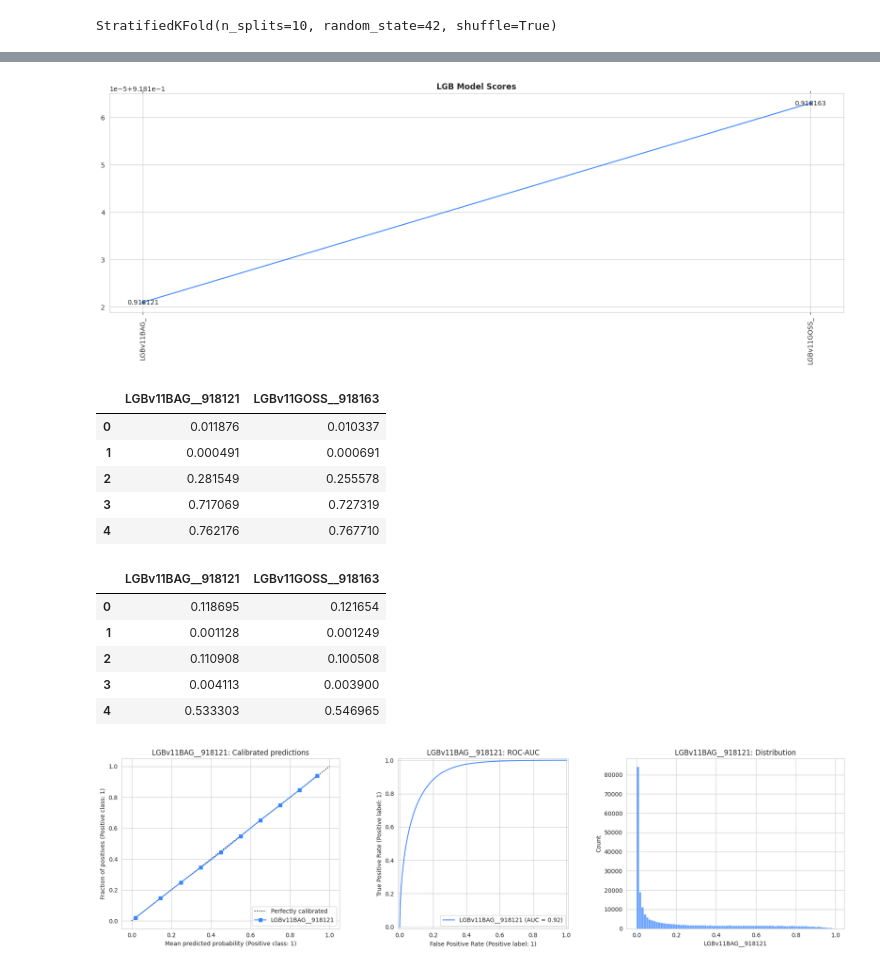
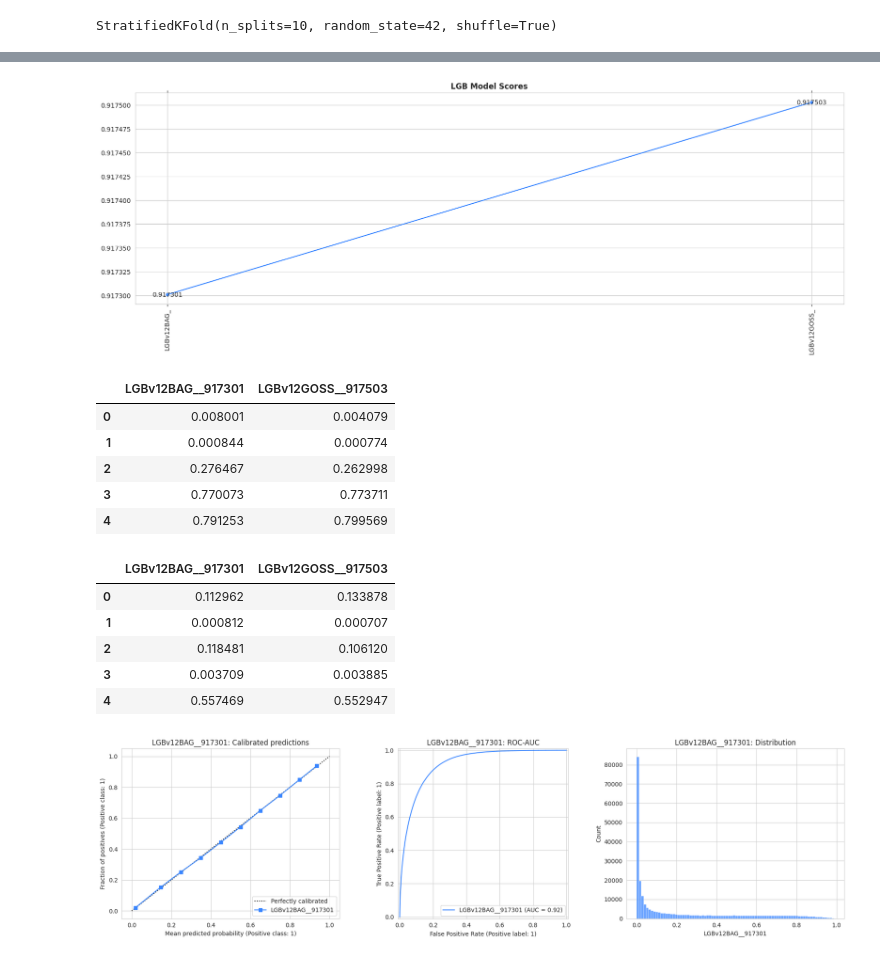
Before and after one commit to coded-sly/ps6e3-Customer-Churn, a Jupyter notebook: ps6e3-lgbm-trainer.ipynb, the cells around one changed output, grey strips where cells are left out. Drawn from its saved outputs; the diff is of its cells as text; code cells hidden in the pictures.

Commit message:
Kaggle Notebook | ps6e3 | LGBM | Trainer | v12_'tenure'_as_category+TE(NUMS)

```diff
--- a/ps6e3-lgbm-trainer.ipynb
+++ b/ps6e3-lgbm-trainer.ipynb
@@ -995,10 +995,10 @@ def Trainer_CV(model_name, params, train_df, test_df, features, target, kf, cats
         # X_val   = TE.transform(X_val)
         # X_test  = TE.transform(X_test)
 
-        # TE = TargetEncoder(NUMS, cv=5, smooth='auto', aggs=['mean'], drop_original=False)
-        # X_train = TE.fit_transform(X_train, pd.Series(y_train))
-        # X_val   = TE.transform(X_val)
-        # X_test  = TE.transform(X_test)
+        TE = TargetEncoder(NUMS, cv=5, smooth='auto', aggs=['mean'], drop_original=False)
+        X_train = TE.fit_transform(X_train, pd.Series(y_train))
+        X_val   = TE.transform(X_val)
+        X_test  = TE.transform(X_test)
 
         ## -- OPTION B: TE Merge original data --
         X_train, X_val, X_test, NEW_COLS = orig_TE_data_propagate(
@@ -1661,24 +1636,24 @@ Average AUC: 0.918169 ± 0.001204
 # %%
 ## -- Get Scores --
 all_model_scores = {}
 
 for k, v in all_model_predictions.items():
     for x, y in v.items():
         if x == 'score':
             all_model_scores[k] = y
 
 plt.figure(figsize=(20, 6))
 sns.lineplot(all_model_scores, marker='o')
 # pd.Series(all_model_scores).plot(marker='o')
 plt.title('LGB Model Scores', fontweight='semibold')
 plt.tick_params('x', rotation=90, reset=True)
 
 for i, score in enumerate(all_model_scores.values()):
-    plt.text(float(i), score+1e-7, score, ha='center', va='center_baseline')
+    plt.text(float(i), score+2e-7, score, ha='center', va='center_baseline')
 
 plt.show()
 # %% [output]
-[figure, old version]
+[figure, new version]
 # %%
 ## -- Get oof outputs --
 all_model_oof = pd.DataFrame()
@@ -1693,12 +1668,12 @@ all_model_oof.to_parquet(f"oof_{version_name}_models.parquet", index=False)
 
 all_model_oof.head()
 # %% [output]
-|  | LGBv11BAG__918121 | LGBv11GOSS__918163 |
-| 0 | 0.011876 | 0.010337 |
-| 1 | 0.000491 | 0.000691 |
-| 2 | 0.281549 | 0.255578 |
-| 3 | 0.717069 | 0.727319 |
-| 4 | 0.762176 | 0.767710 |
+|  | LGBv12BAG__917301 | LGBv12GOSS__917503 |
+| 0 | 0.008001 | 0.004079 |
+| 1 | 0.000844 | 0.000774 |
+| 2 | 0.276467 | 0.262998 |
+| 3 | 0.770073 | 0.773711 |
+| 4 | 0.791253 | 0.799569 |
 # %%
 ## -- Get test predictions --
 all_model_test = pd.DataFrame()
@@ -1713,12 +1688,12 @@ all_model_test.to_parquet(f"test_{version_name}_models.parquet", index=False)
 
 all_model_test.head()
 # %% [output]
-|  | LGBv11BAG__918121 | LGBv11GOSS__918163 |
-| 0 | 0.118695 | 0.121654 |
-| 1 | 0.001128 | 0.001249 |
-| 2 | 0.110908 | 0.100508 |
-| 3 | 0.004113 | 0.003900 |
-| 4 | 0.533303 | 0.546965 |
+|  | LGBv12BAG__917301 | LGBv12GOSS__917503 |
+| 0 | 0.112962 | 0.133878 |
+| 1 | 0.000812 | 0.000707 |
+| 2 | 0.118481 | 0.106120 |
+| 3 | 0.003709 | 0.003885 |
+| 4 | 0.557469 | 0.552947 |
 # %%
 ## -- PLOT PREDICTIONS --
 for i, n in enumerate(all_model_test.columns):
```
Also changed, not shown: parts of 6 cells of this notebook.
